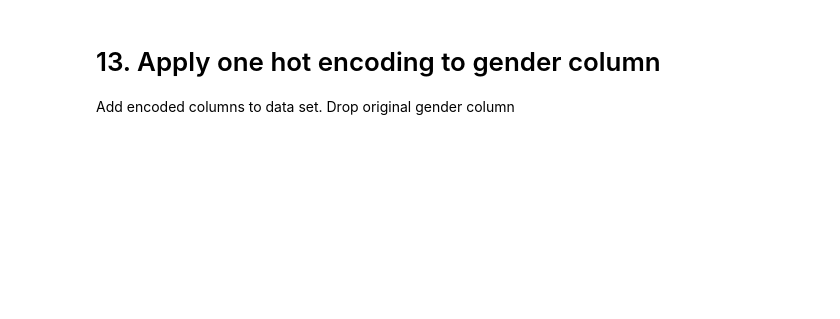
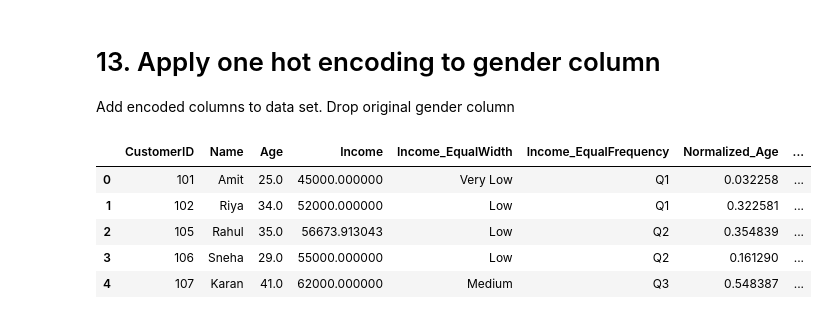
Before and after one commit to AaraSR/sem4-exp, a Jupyter notebook: dav/exp3.ipynb, the cells around one changed output. Saved outputs shown, nothing was run; the diff lists cells and outputs as text; code cells hidden in the pictures; blank space fills up the shorter version.

```diff
--- a/dav/exp3.ipynb
+++ b/dav/exp3.ipynb
@@ -426,3 +388,7 @@ dtype('float64')
 # %% [markdown]
 ## Perform inner join on CustomerID
 (Drop orphan purchase records automatically)
+# %%
+merged_ds = customer_ds.merge(purchase_ds, on='CustomerID' ,how='inner')
+
+merged_ds.columns
@@ -431,3 +402,8 @@ dtype('float64')
 # %% [markdown]
 ## Create a new feature HighSpender
 Mark 1 if PurchaseAmount > average, else 0
+# %%
+merged_ds['HighSpender'] = np.where(merged_ds['PurchaseAmount'] > merged_ds['PurchaseAmount'].mean(), 1, 0)
+
+print(merged_ds['PurchaseAmount'].mean())
+print(merged_ds[['PurchaseAmount', 'HighSpender']].head())
@@ -435,3 +419,15 @@ Mark 1 if PurchaseAmount > average, else 0
 # 12. OLAP operations
 # %% [markdown]
 ## i. Perform slice operation to get total and average purchase amount for Female customers only
+# %%
+merged_ds['Gender'] = (merged_ds['Gender']
+ .str.strip()
+ .replace(
+     {
+         'M': 'Male',
+         'male': 'Male',
+         'F': 'Female',
+         'female': 'Female'
+     }
+ )
+ )
@@ -443,3 +470,5 @@ Display number of purchases and average PurchaseAmount
 # %% [markdown]
 ## iv. Perform drill down operation
 Analyze purchase amount by Gender and ProductCategory
+# %%
+merged_ds['ProductCategory'] = merged_ds['ProductCategory'].str.capitalize()
@@ -446,3 +486,12 @@ Analyze purchase amount by Gender and ProductCategory
 # %% [markdown]
 # 13. Apply one hot encoding to gender column
 Add encoded columns to data set. Drop original gender column
+# %%
+pd.get_dummies(merged_ds, columns=['Gender'], prefix='Gender', dtype=int).head()
+# %% [output]
+|  | CustomerID | Name | Age | Income | Income_EqualWidth | Income_EqualFrequency | Normalized_Age | ... |
+| 0 | 101 | Amit | 25.0 | 45000.000000 | Very Low | Q1 | 0.032258 | ... |
+| 1 | 102 | Riya | 34.0 | 52000.000000 | Low | Q1 | 0.322581 | ... |
+| 2 | 105 | Rahul | 35.0 | 56673.913043 | Low | Q2 | 0.354839 | ... |
+| 3 | 106 | Sneha | 29.0 | 55000.000000 | Low | Q2 | 0.161290 | ... |
+| 4 | 107 | Karan | 41.0 | 62000.000000 | Medium | Q3 | 0.548387 | ... |
```
Also changed, not shown: parts of 13 cells of this notebook, 1 other file.
